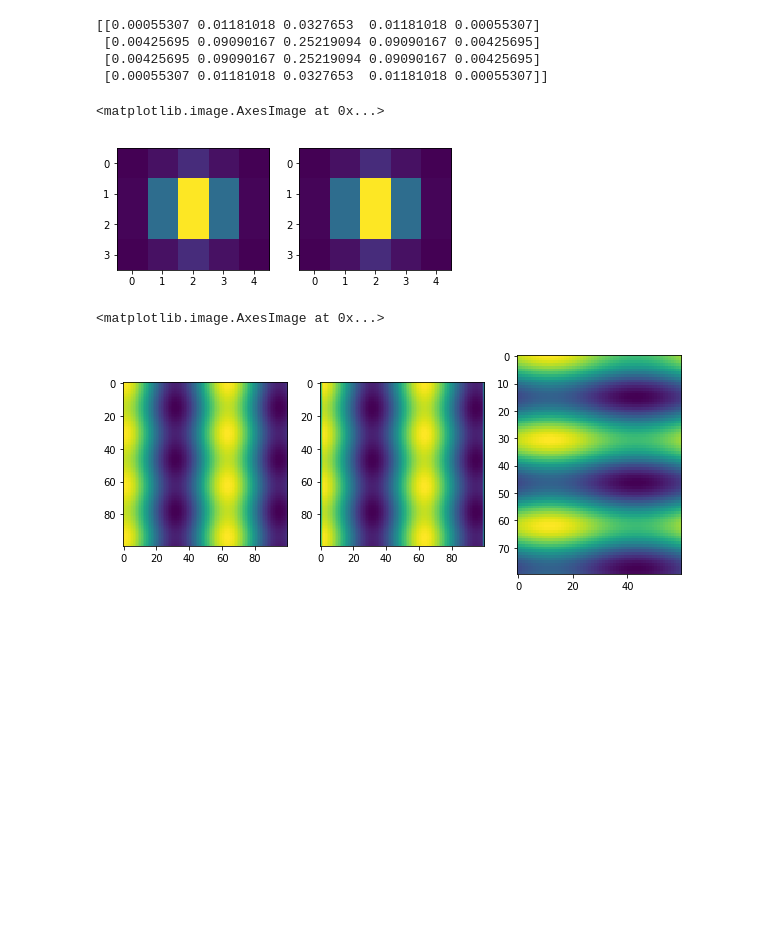
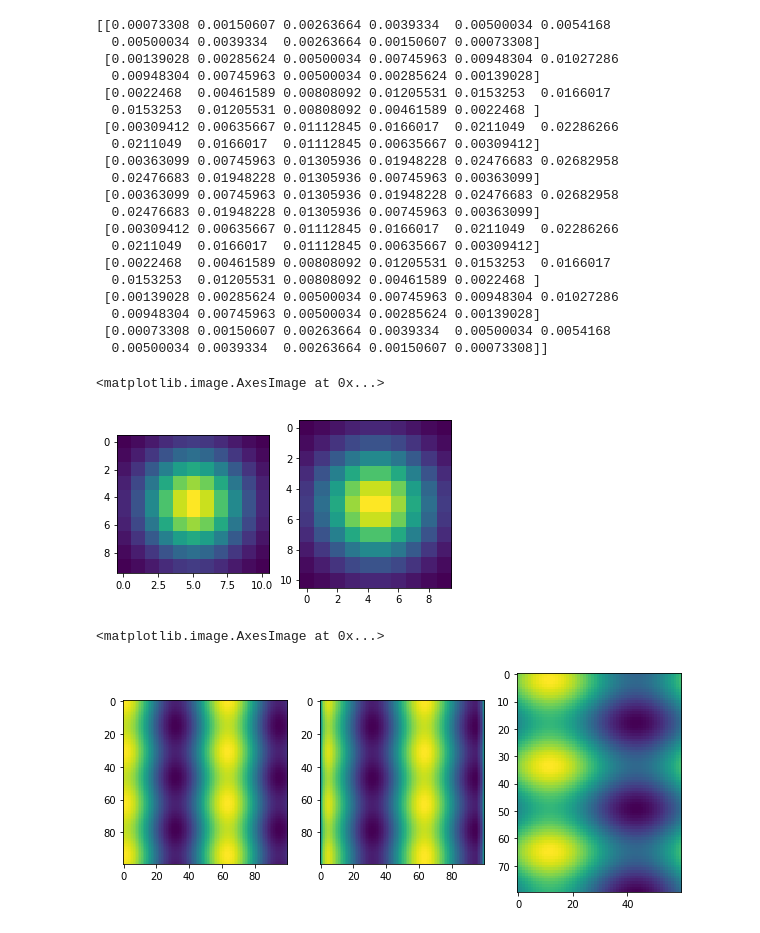
Before and after one commit to DawidMaciazek/ripple_model, a Jupyter notebook: notebooks/convolution_test.ipynb, the cells around one changed output. Saved outputs shown, nothing was run; the diff lists cells and outputs as text; code cells hidden in the pictures; blank space fills up the shorter version.

```diff
--- a/notebooks/convolution_test.ipynb
+++ b/notebooks/convolution_test.ipynb
@@ -70,40 +70,56 @@ print_arrs(resl, resr)
 # %%
 # gaussian check
 
 dx = 1.0
-sigma = 1.4/2.0
+sigma = 5/2.0
 sigma2 = np.square(sigma)
 gauss_cutoff = 0.2
 gauss_r = np.sqrt(-2*sigma2*np.log(gauss_cutoff))
 
 odd_axis = int(np.ceil(gauss_r/dx))*2 + 1
 even_axis = int(np.ceil((gauss_r-dx*0.5)/dx))*2 + 2
 # shape deterimnation // asuming x-slope (odd, even) / y-slope (even, odd)
 
 odd_edge = odd_axis//2
 odd_range = np.linspace(-odd_edge, odd_edge, odd_axis)
 
 even_edge = even_axis//2-0.5*dx
 even_range = np.linspace(-even_edge, even_edge, even_axis)
 
 #xx, yy = np.meshgrid(even_range,odd_range)
 xx, yy = np.meshgrid(odd_range, even_range)
 
 g_value = np.exp(-(np.square(xx) + np.square(yy))/(2*sigma2))
 g_value = g_value/np.sum(g_value)
 
 print(g_value)
 plt.subplot(1,2,1)
 plt.imshow(g_value)
 plt.subplot(1,2,2)
-plt.imshow(g_value[::-1,::1])
+plt.imshow(g_value.T)
 # %% [output]
-[[0.00055307 0.01181018 0.0327653  0.01181018 0.00055307]
- [0.00425695 0.09090167 0.25219094 0.09090167 0.00425695]
- [0.00425695 0.09090167 0.25219094 0.09090167 0.00425695]
- [0.00055307 0.01181018 0.0327653  0.01181018 0.00055307]]
+[[0.00073308 0.00150607 0.00263664 0.0039334  0.00500034 0.0054168
+  0.00500034 0.0039334  0.00263664 0.00150607 0.00073308]
+ [0.00139028 0.00285624 0.00500034 0.00745963 0.00948304 0.01027286
+  0.00948304 0.00745963 0.00500034 0.00285624 0.00139028]
+ [0.0022468  0.00461589 0.00808092 0.01205531 0.0153253  0.0166017
+  0.0153253  0.01205531 0.00808092 0.00461589 0.0022468 ]
+ [0.00309412 0.00635667 0.01112845 0.0166017  0.0211049  0.02286266
+  0.0211049  0.0166017  0.01112845 0.00635667 0.00309412]
+ [0.00363099 0.00745963 0.01305936 0.01948228 0.02476683 0.02682958
+  0.02476683 0.01948228 0.01305936 0.00745963 0.00363099]
+ [0.00363099 0.00745963 0.01305936 0.01948228 0.02476683 0.02682958
+  0.02476683 0.01948228 0.01305936 0.00745963 0.00363099]
+ [0.00309412 0.00635667 0.01112845 0.0166017  0.0211049  0.02286266
+  0.0211049  0.0166017  0.01112845 0.00635667 0.00309412]
+ [0.0022468  0.00461589 0.00808092 0.01205531 0.0153253  0.0166017
+  0.0153253  0.01205531 0.00808092 0.00461589 0.0022468 ]
+ [0.00139028 0.00285624 0.00500034 0.00745963 0.00948304 0.01027286
+  0.00948304 0.00745963 0.00500034 0.00285624 0.00139028]
+ [0.00073308 0.00150607 0.00263664 0.0039334  0.00500034 0.0054168
+  0.00500034 0.0039334  0.00263664 0.00150607 0.00073308]]
 <matplotlib.image.AxesImage at 0x...>
-[figure, old version]
+[figure, new version]
 # %%
 bx, by = np.meshgrid(np.arange(100), np.arange(100))
 plane = np.cos(bx*0.1)+0.1*np.cos(by*0.2)
@@ -122,4 +138,4 @@ plt.subplot(1,3,3)
 plt.imshow((conv_plane-plane)[10:-10, 20:-20])
 # %% [output]
 <matplotlib.image.AxesImage at 0x...>
-[figure, old version]
+[figure, new version]
```
Also changed, not shown: parts of 16 cells of this notebook, 1 other file.
